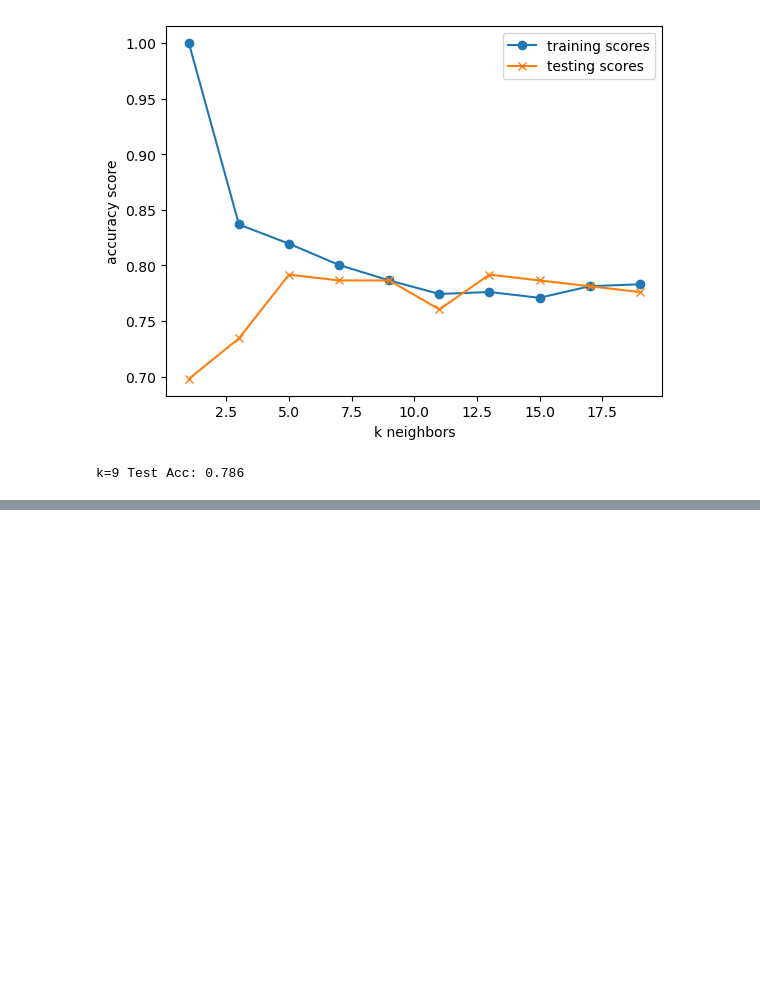
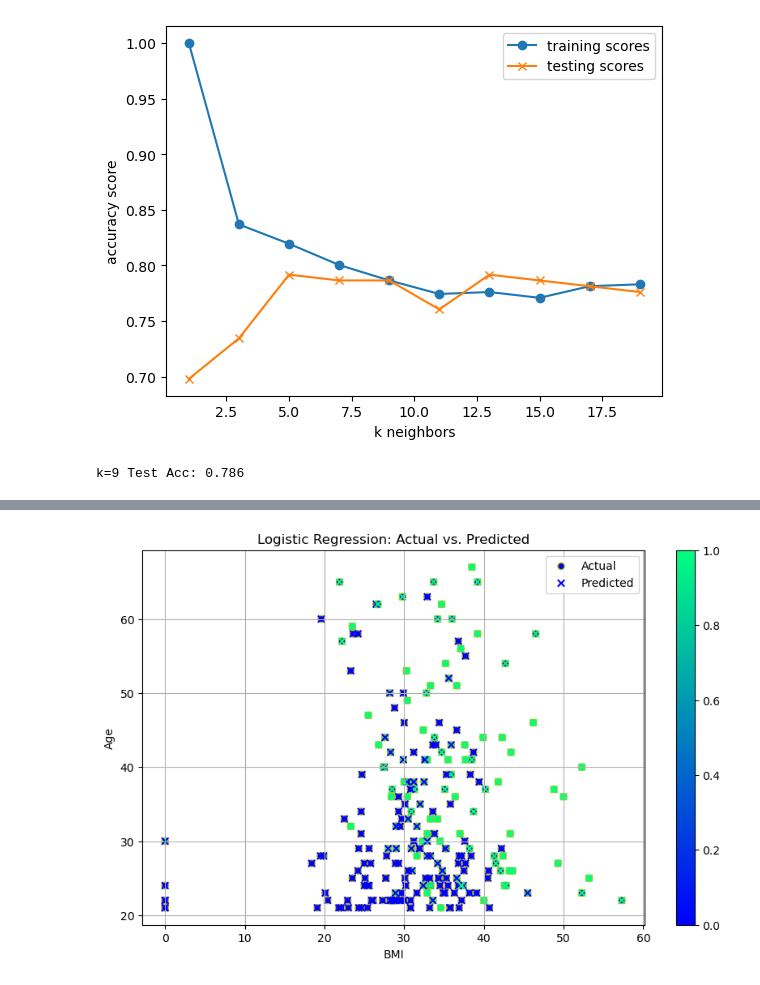
Before and after one commit to jjmccarty/project1_diabetes_outcomes, a Jupyter notebook: play_outcomes.ipynb, the cells around one changed output, grey strips where cells are left out. Saved outputs shown, nothing was run; the diff lists cells and outputs as text; code cells hidden in the pictures; blank space fills up the shorter version.

```diff
--- a/play_outcomes.ipynb
+++ b/play_outcomes.ipynb
@@ -618,0 +625,2 @@ k=9 Test Acc: 0.786
+# %%
+df = data_outcomes.getDiabetesDataframe()
@@ -618,0 +629,5 @@ k=9 Test Acc: 0.786
+# %%
+y = df['Outcome']
+X = df.copy()
+X.drop(columns='Outcome', inplace=True)
+X.head()
@@ -618,0 +641,18 @@ k=9 Test Acc: 0.786
+# %%
+# Split the data into training and test sets
+# X is a copy of the diabetes dataframe with the Outcome column removed
+# y is the Series data for the diabetes dataframe from the Outcome column
+# test_size is the the proportion of the dataset to include in the test split
+# train_size is not specified so it is set to the compliment of the test_size split (in this case 0.7)
+# random_state controls the shuffling applied to the data before the split, specifying a values allows reproducible output across function calls
+
+X_train, X_test, y_train, y_test = train_test_split(X, y, test_size=0.3, random_state=42)
+# %%
+# Initialize the logistic regression model
+model = LogisticRegression()
+
+# Fit the model to the training data
+model.fit(X_train, y_train)
+
+# Make predictions on the test data
+y_pred = model.predict(X_test)
@@ -618,0 +699,20 @@ k=9 Test Acc: 0.786
+# %%
+# Plot the actual vs. predicted values
+plt.figure(figsize=(10, 6))
+# Scatter plot for actual values
+plt.scatter(X_test['BMI'], X_test['Age'], c=y_test, marker='o', label='Actual', edgecolor='y')
+# Scatter plot for predicted values
+plt.scatter(X_test['BMI'], X_test['Age'], c=y_pred, marker='x', label='Predicted')
+
+#m, b = np.polyfit(X_test['BMI'], X_test['Age'], 1)
+#plt.plot(X_test['BMI'], m*X_test['BMI'] + b)
+plt.colorbar()
+plt.set_cmap('winter')
+# Adding the plot details
+plt.title('Logistic Regression: Actual vs. Predicted')
+plt.xlabel('BMI')
+plt.ylabel('Age')
+plt.legend()
+plt.grid(True)
+# %% [output]
+[figure, added]
```
Also changed, not shown: parts of 8 cells of this notebook, 1 other file.
